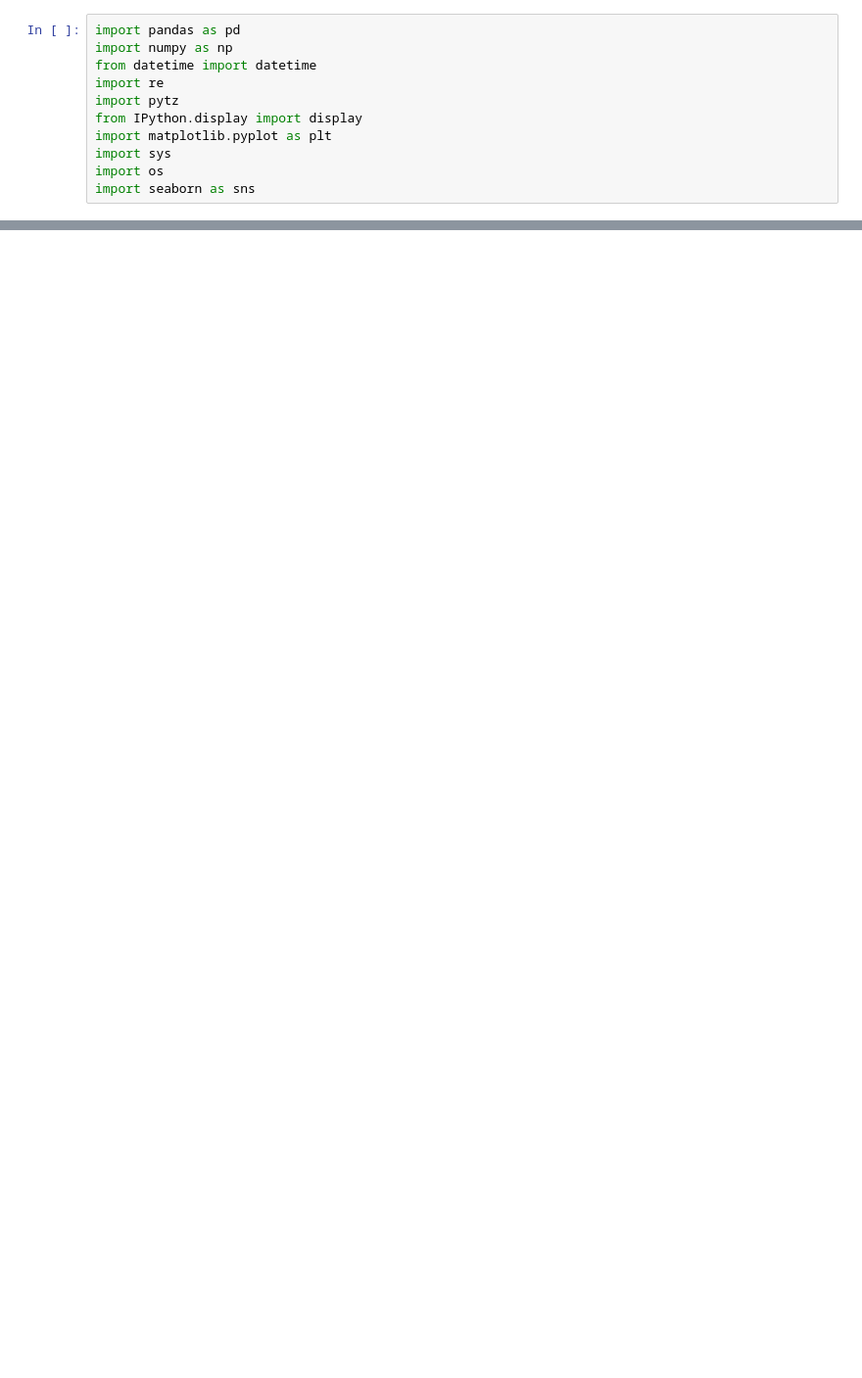
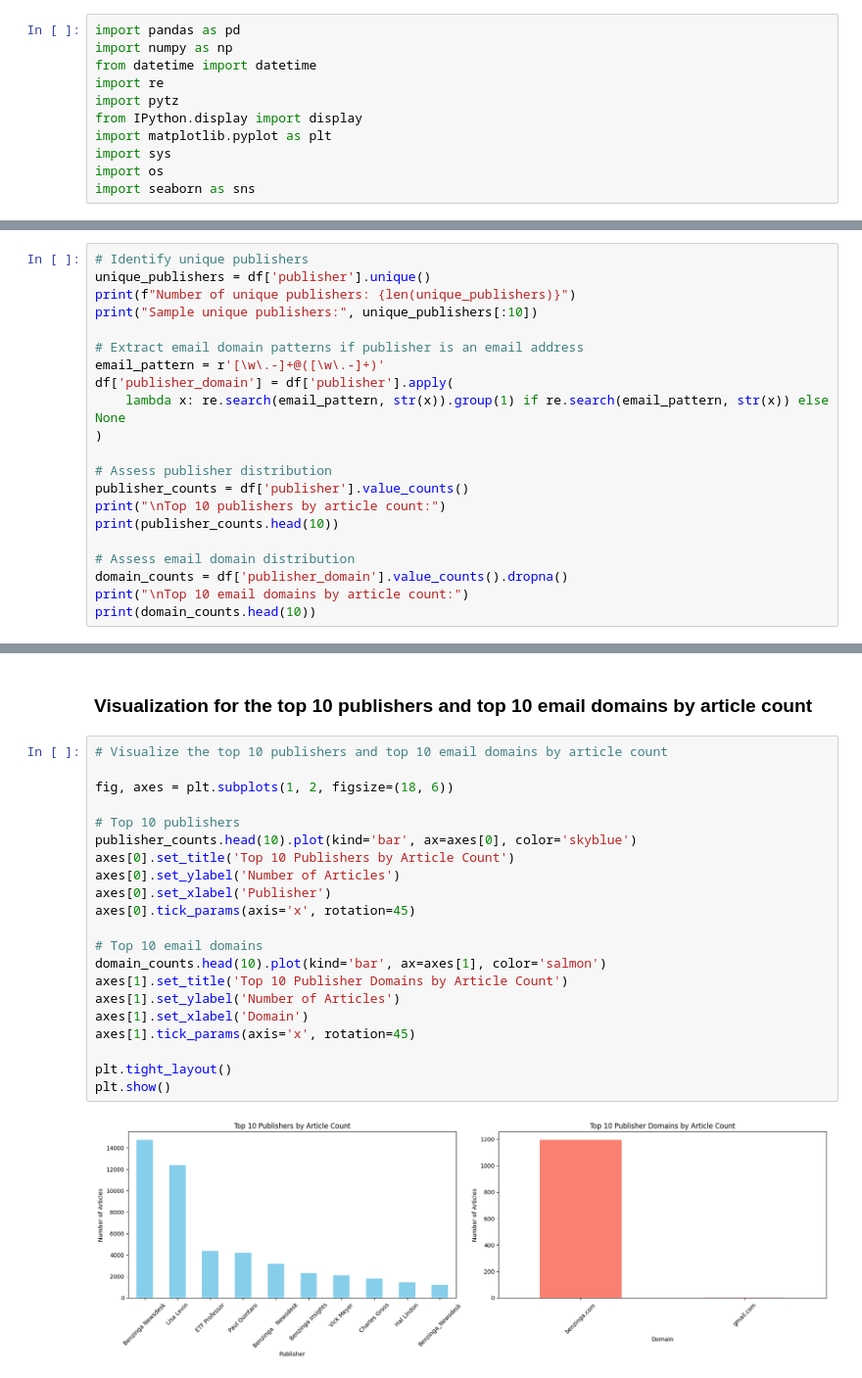
Before and after one commit to OliyadTeshome/News_Sentiment_Driven_Price_Prediction, a Jupyter notebook: notebooks/publisher_analysis.ipynb, the cells around one changed output, grey strips where cells are left out. Shown at 98% size. Saved outputs shown, nothing was run; the diff lists cells and outputs as text; blank space fills up the shorter version.

```diff
--- a/notebooks/publisher_analysis.ipynb
+++ b/notebooks/publisher_analysis.ipynb
@@ -64,0 +34,21 @@ Name: count, dtype: int64
+# %%
+# Identify unique publishers
+unique_publishers = df['publisher'].unique()
+print(f"Number of unique publishers: {len(unique_publishers)}")
+print("Sample unique publishers:", unique_publishers[:10])
+
+# Extract email domain patterns if publisher is an email address
+email_pattern = r'[\w\.-]+@([\w\.-]+)'
+df['publisher_domain'] = df['publisher'].apply(
+    lambda x: re.search(email_pattern, str(x)).group(1) if re.search(email_pattern, str(x)) else None
+)
+
+# Assess publisher distribution
+publisher_counts = df['publisher'].value_counts()
+print("\nTop 10 publishers by article count:")
+print(publisher_counts.head(10))
+
+# Assess email domain distribution
+domain_counts = df['publisher_domain'].value_counts().dropna()
+print("\nTop 10 email domains by article count:")
+print(domain_counts.head(10))
@@ -64,0 +83,25 @@ Name: count, dtype: int64
+# %% [markdown]
+### **Visualization for the top 10 publishers and top 10 email domains by article count**
+# %%
+# Visualize the top 10 publishers and top 10 email domains by article count
+
+fig, axes = plt.subplots(1, 2, figsize=(18, 6))
+
+# Top 10 publishers
+publisher_counts.head(10).plot(kind='bar', ax=axes[0], color='skyblue')
+axes[0].set_title('Top 10 Publishers by Article Count')
+axes[0].set_ylabel('Number of Articles')
+axes[0].set_xlabel('Publisher')
+axes[0].tick_params(axis='x', rotation=45)
+
+# Top 10 email domains
+domain_counts.head(10).plot(kind='bar', ax=axes[1], color='salmon')
+axes[1].set_title('Top 10 Publisher Domains by Article Count')
+axes[1].set_ylabel('Number of Articles')
+axes[1].set_xlabel('Domain')
+axes[1].tick_params(axis='x', rotation=45)
+
+plt.tight_layout()
+plt.show()
+# %% [output]
+[figure, added]
```
Also changed, not shown: parts of 8 cells of this notebook.
